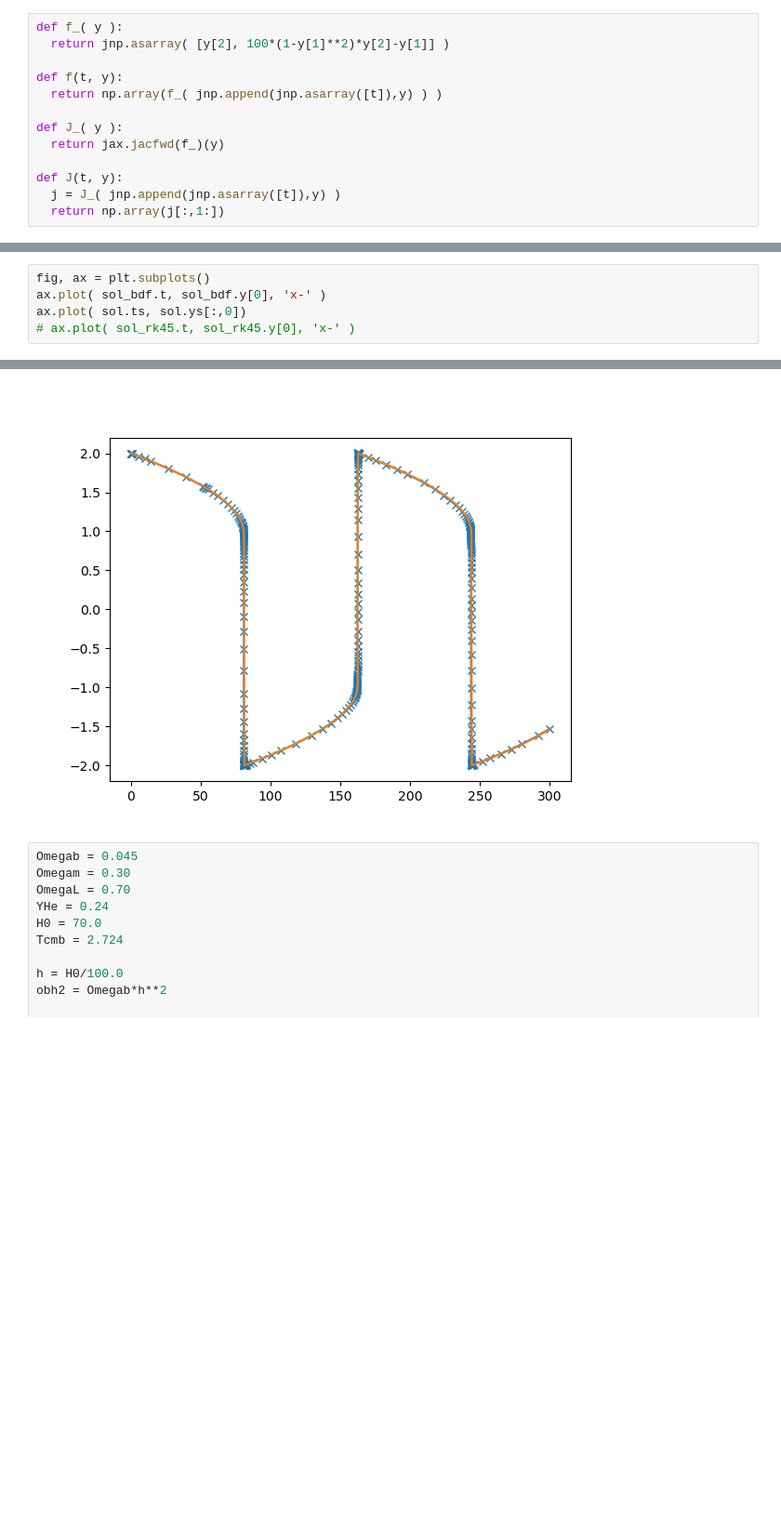
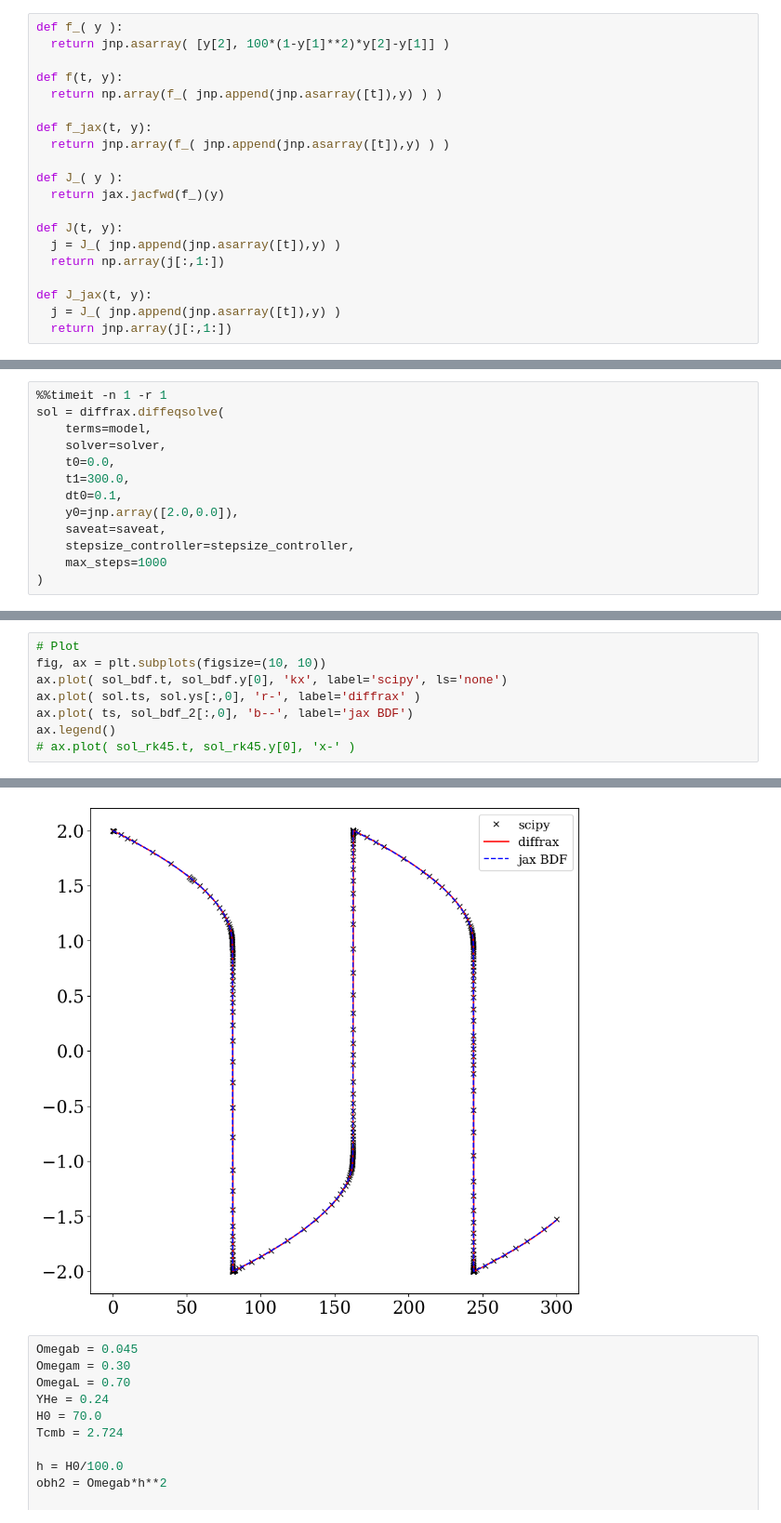
Before and after one commit to ohahn/DISCO-EB, a Jupyter notebook: jax_jacobian_implicit.ipynb, the cells around one changed output, grey strips where cells are left out. Shown: that part at 93% size. Drawn from its saved outputs; the diff is of its cells as text; blank space fills up the shorter version.

Commit message:
First commit with attempt of using the BDF solver from https://github.com/comocheng/jax-reactor/

```diff
--- a/jax_jacobian_implicit.ipynb
+++ b/jax_jacobian_implicit.ipynb
@@ -13,10 +17,17 @@ def f_( y ):
 def f(t, y):
   return np.array(f_( jnp.append(jnp.asarray([t]),y) ) )
 
+def f_jax(t, y):
+  return jnp.array(f_( jnp.append(jnp.asarray([t]),y) ) )
+
 def J_( y ):
   return jax.jacfwd(f_)(y)
 
 def J(t, y):
   j = J_( jnp.append(jnp.asarray([t]),y) )
   return np.array(j[:,1:])
+
+def J_jax(t, y):
+  j = J_( jnp.append(jnp.asarray([t]),y) )
+  return jnp.array(j[:,1:])
 # %%
@@ -42,3 +93,16 @@ sol = diffrax.diffeqsolve(
     stepsize_controller=stepsize_controller,
     max_steps=1000
 )
+# %%
+%%timeit -n 1 -r 1
+sol = diffrax.diffeqsolve(
+    terms=model,
+    solver=solver,
+    t0=0.0,
+    t1=300.0,
+    dt0=0.1,
+    y0=jnp.array([2.0,0.0]),
+    saveat=saveat,
+    stepsize_controller=stepsize_controller,
+    max_steps=1000
+)
@@ -45,6 +111,9 @@ sol = diffrax.diffeqsolve(
 # %%
-fig, ax = plt.subplots()
-ax.plot( sol_bdf.t, sol_bdf.y[0], 'x-' )
-ax.plot( sol.ts, sol.ys[:,0])
+# Plot
+fig, ax = plt.subplots(figsize=(10, 10))
+ax.plot( sol_bdf.t, sol_bdf.y[0], 'kx', label='scipy', ls='none')
+ax.plot( sol.ts, sol.ys[:,0], 'r-', label='diffrax' )
+ax.plot( ts, sol_bdf_2[:,0], 'b--', label='jax BDF')
+ax.legend()
 # ax.plot( sol_rk45.t, sol_rk45.y[0], 'x-' )
 # %% [output]
@@ -52,4 +121,4 @@ ax.plot( sol.ts, sol.ys[:,0])
-[figure, old version]
+[figure, new version]
 # %%
 Omegab = 0.045
 Omegam = 0.30
```
Also changed, not shown: parts of 11 cells of this notebook, 4 other files.
